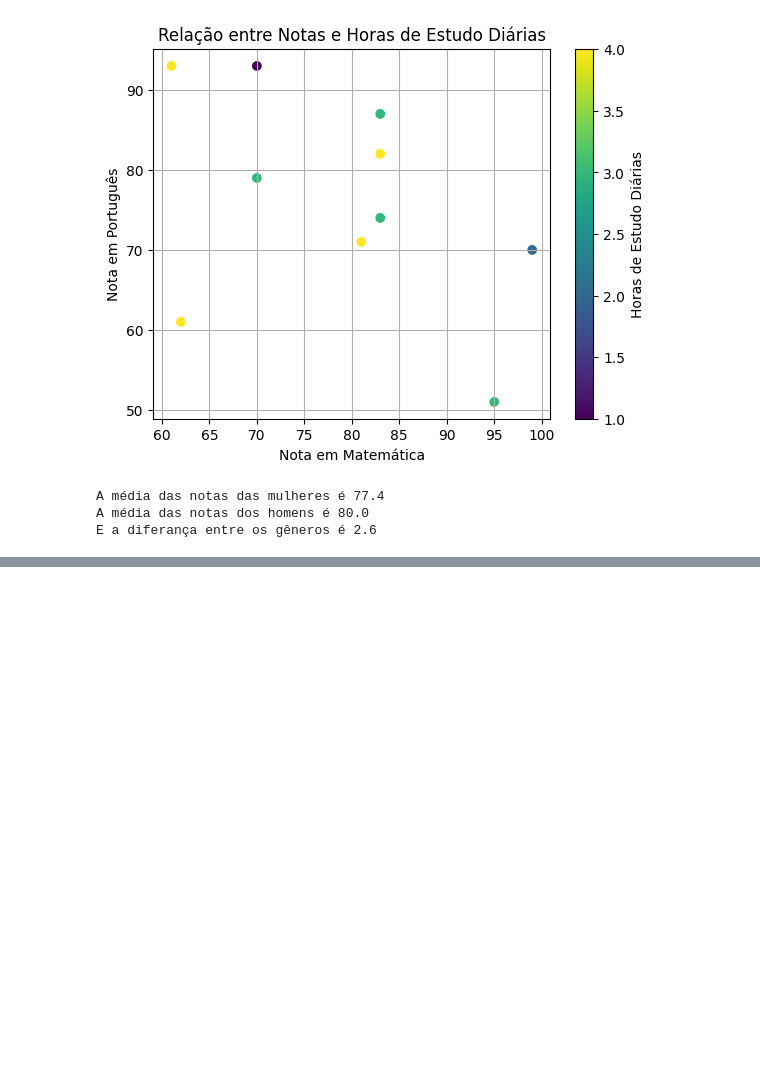
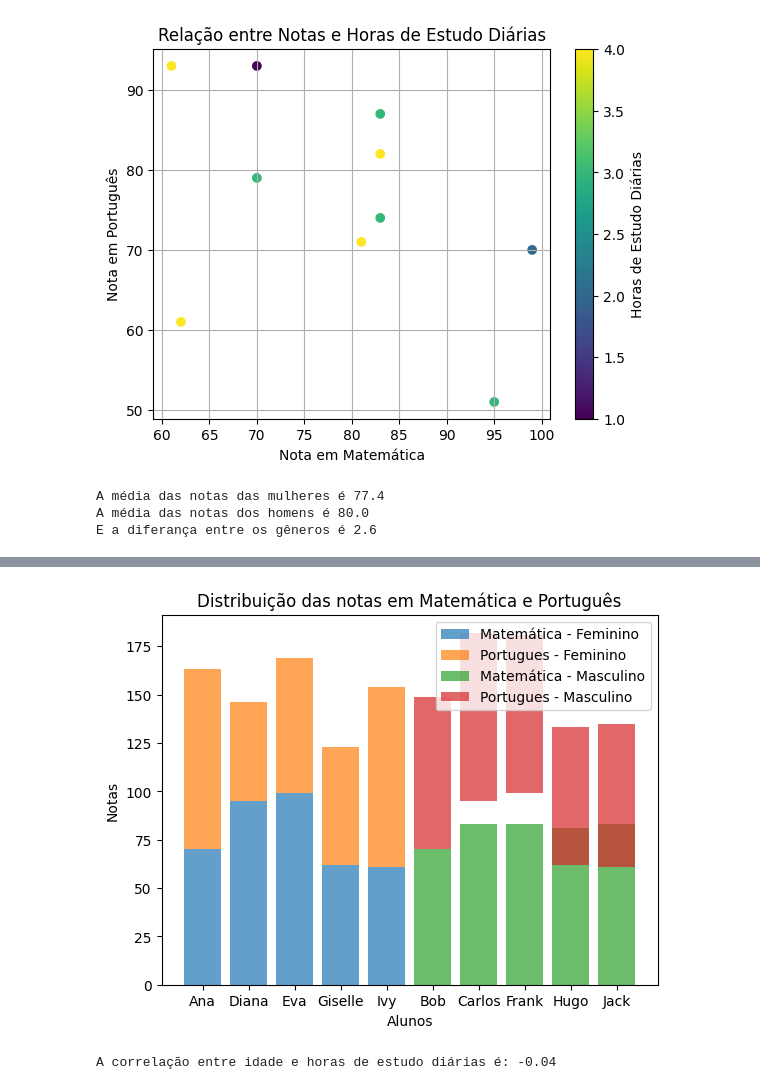
Before and after one commit to 1caue/Pandas, a Jupyter notebook: Exercises/Untitled.ipynb, the cells around one changed output, grey strips where cells are left out. Drawn from its saved outputs; the diff is of its cells as text; code cells hidden in the pictures; blank space fills up the shorter version.

```diff
--- a/Exercises/Untitled.ipynb
+++ b/Exercises/Untitled.ipynb
@@ -287,0 +300,26 @@ E a diferança entre os gêneros é 2.6
+# %%
+# Criar um gráfico de barras empilhadas para mostrar a distribuição das notas em Matemática e Português separadas por gênero.
+from IPython.display import display
+
+fem = data[data['Genero'] == "F"]
+masc = data[data['Genero'] == "M"]
+
+plt.bar(fem['Nome'], fem['Nota_Matematica'], label='Matemática - Feminino', alpha=0.7)
+plt.bar(fem['Nome'], fem['Nota_Portugues'], label='Portugues - Feminino', alpha=0.7, bottom=fem['Nota_Matematica'])
+
+plt.bar(masc['Nome'], masc['Nota_Matematica'], label='Matemática - Masculino', alpha=0.7)
+plt.bar(masc['Nome'], masc['Nota_Portugues'], label='Portugues - Masculino', alpha=0.7, bottom=fem['Nota_Matematica'])
+
+plt.xlabel('Alunos')
+plt.ylabel('Notas')
+plt.title('Distribuição das notas em Matemática e Português')
+plt.legend()
+plt.show()
+# %% [output]
+[figure, added]
+# %%
+# Calcular o coeficiente de correlação entre a idade dos estudantes e o tempo diário de estudo.
+correlacao = data['Idade'].corr(data['Horas_Estudos_Diarias'])
+print(f'A correlação entre idade e horas de estudo diárias é: {correlacao:.2f}')
+# %% [output]
+A correlação entre idade e horas de estudo diárias é: -0.04
```
Also changed, not shown: parts of 2 cells of this notebook.
